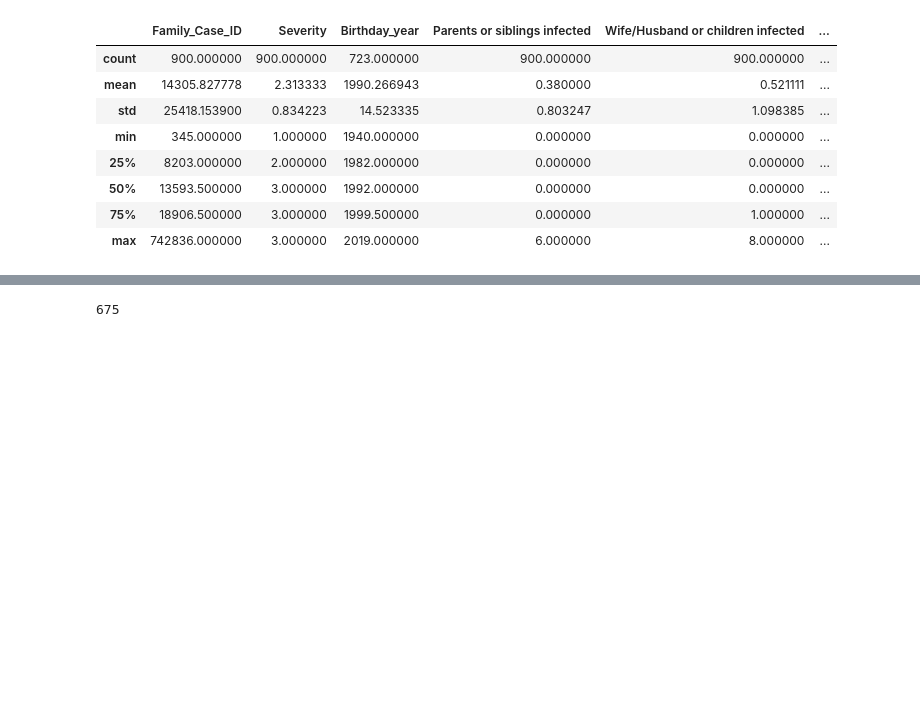
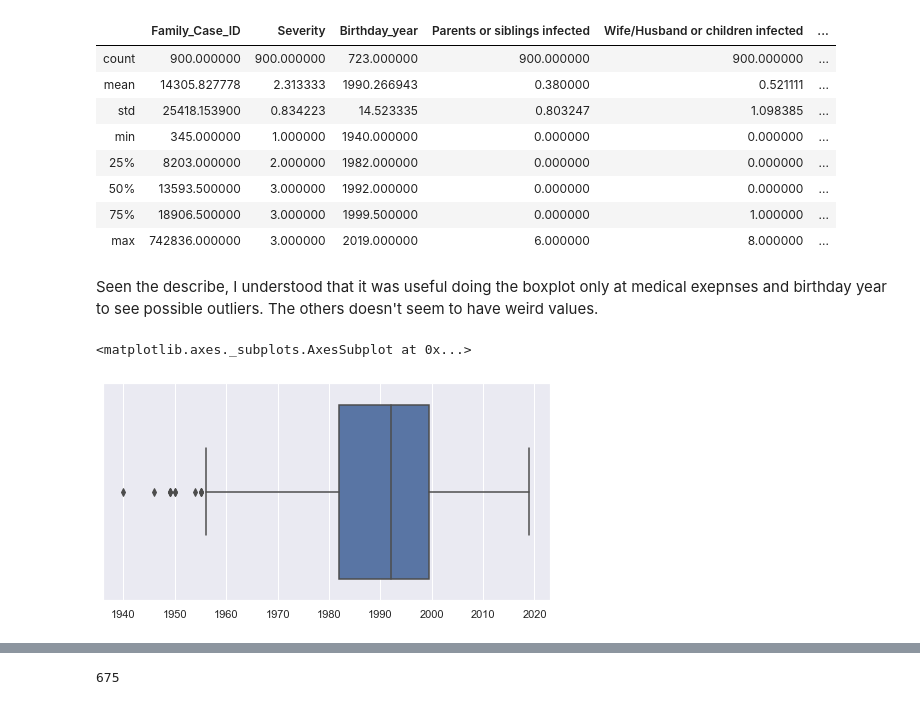
Before and after one commit to mrmachatschek/pandemic_survival_prediction, a Jupyter notebook: main.ipynb, the cells around one changed output, grey strips where cells are left out. Drawn from its saved outputs; the diff is of its cells as text; code cells hidden in the pictures; blank space fills up the shorter version.

```diff
--- a/main.ipynb
+++ b/main.ipynb
@@ -51,3 +53,11 @@ df.describe()
 | 50% | 13593.500000 | 3.000000 | 1992.000000 | 0.000000 | 0.000000 | ... |
 | 75% | 18906.500000 | 3.000000 | 1999.500000 | 0.000000 | 1.000000 | ... |
 | max | 742836.000000 | 3.000000 | 2019.000000 | 6.000000 | 8.000000 | ... |
+# %% [markdown]
+Seen the describe, I understood that it was useful doing the boxplot only at medical exepnses and birthday year to see possible outliers. The others doesn't seem to have weird values.
+# %%
+# Boxplot age
+sns.boxplot(x=df[['Birthday_year']])
+# %% [output]
+<matplotlib.axes._subplots.AxesSubplot at 0x...>
+[figure, added]
```
Also changed, not shown: parts of 23 cells of this notebook.
